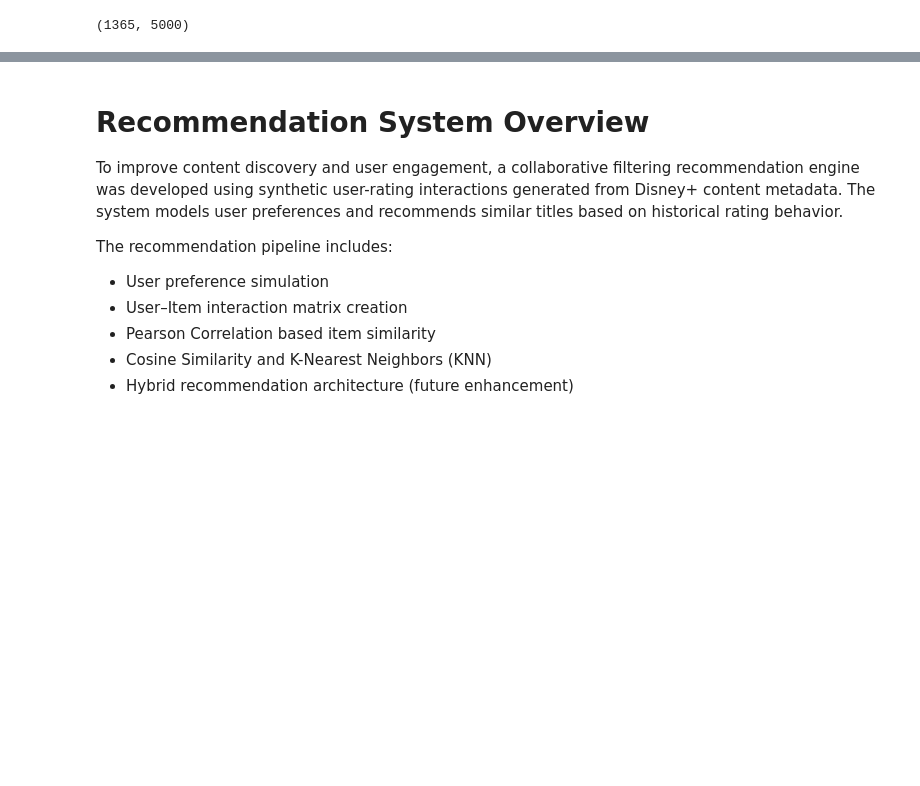
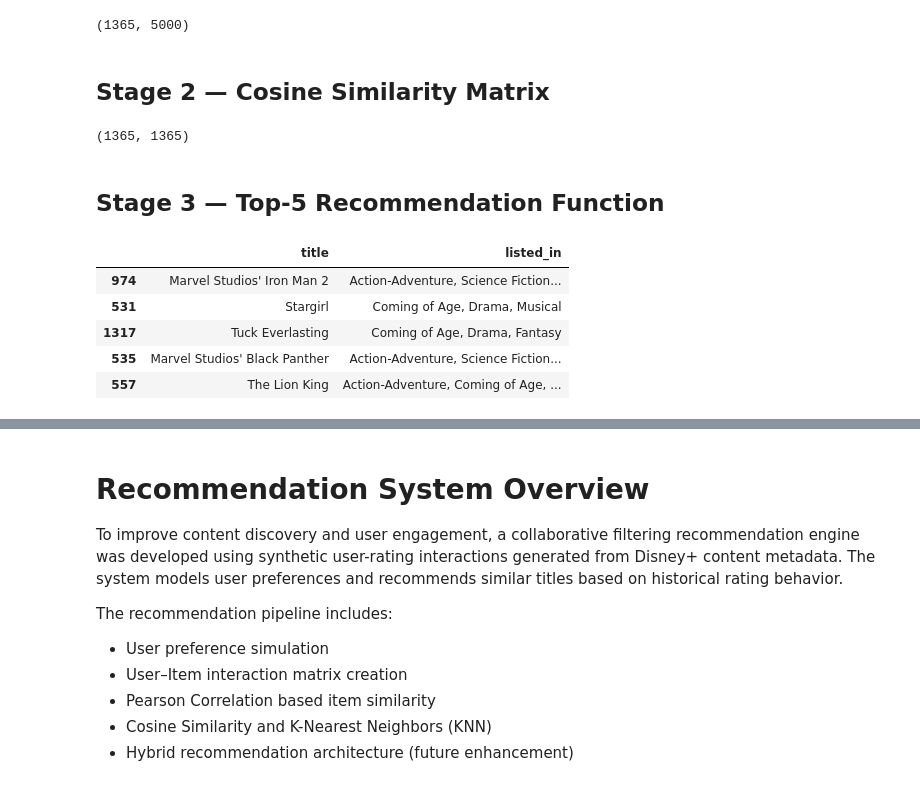
Before and after one commit to varun-122/Disney-EDA, a Jupyter notebook: notebooks/Disney+_EDA_Recommender_System.ipynb, the cells around one changed output, grey strips where cells are left out. Drawn from its saved outputs; the diff is of its cells as text; code cells hidden in the pictures; blank space fills up the shorter version.

Commit message:
feat: added content based Recommender

```diff
--- a/notebooks/Disney+_EDA_Recommender_System.ipynb
+++ b/notebooks/Disney+_EDA_Recommender_System.ipynb
@@ -591,3 +587,66 @@ tfidf_matrix = tfidf.fit_transform(
 print(tfidf_matrix.shape)
 # %% [output]
 (1365, 5000)
+# %% [markdown]
+## Stage 2 — Cosine Similarity Matrix
+# %%
+from sklearn.metrics.pairwise import cosine_similarity
+
+cosine_sim = cosine_similarity(
+    tfidf_matrix,
+    tfidf_matrix
+)
+
+print(cosine_sim.shape)
+# %% [output]
+(1365, 1365)
+# %% [markdown]
+## Stage 3 — Top-5 Recommendation Function
+# %%
+indices = pd.Series(
+    df.index,
+    index=df['title']
+).drop_duplicates()
+# %%
+# Recommendation Function
+def content_recommend(title,
+                      top_n=5):
+
+    idx = indices[title]
+
+    sim_scores = list(
+        enumerate(cosine_sim[idx])
+    )
+
+    sim_scores = sorted(
+        sim_scores,
+        key=lambda x: x[1],
+        reverse=True
+    )
+
+    sim_scores = sim_scores[1:top_n+1]
+
+    movie_indices = [
+        i[0]
+        for i in sim_scores
+    ]
+
+    result = df.iloc[
+        movie_indices
+    ][[
+        'title',
+        'listed_in',
+    ]]
+
+    return result
+# %%
+content_recommend(
+    "The Jungle Book"
+)
+# %% [output]
+|  | title | listed_in |
+| 974 | Marvel Studios' Iron Man 2 | Action-Adventure, Science Fiction... |
+| 531 | Stargirl | Coming of Age, Drama, Musical |
+| 1317 | Tuck Everlasting | Coming of Age, Drama, Fantasy |
+| 535 | Marvel Studios' Black Panther | Action-Adventure, Science Fiction... |
+| 557 | The Lion King | Action-Adventure, Coming of Age, ... |
```
Also changed, not shown: parts of 12 cells of this notebook.
